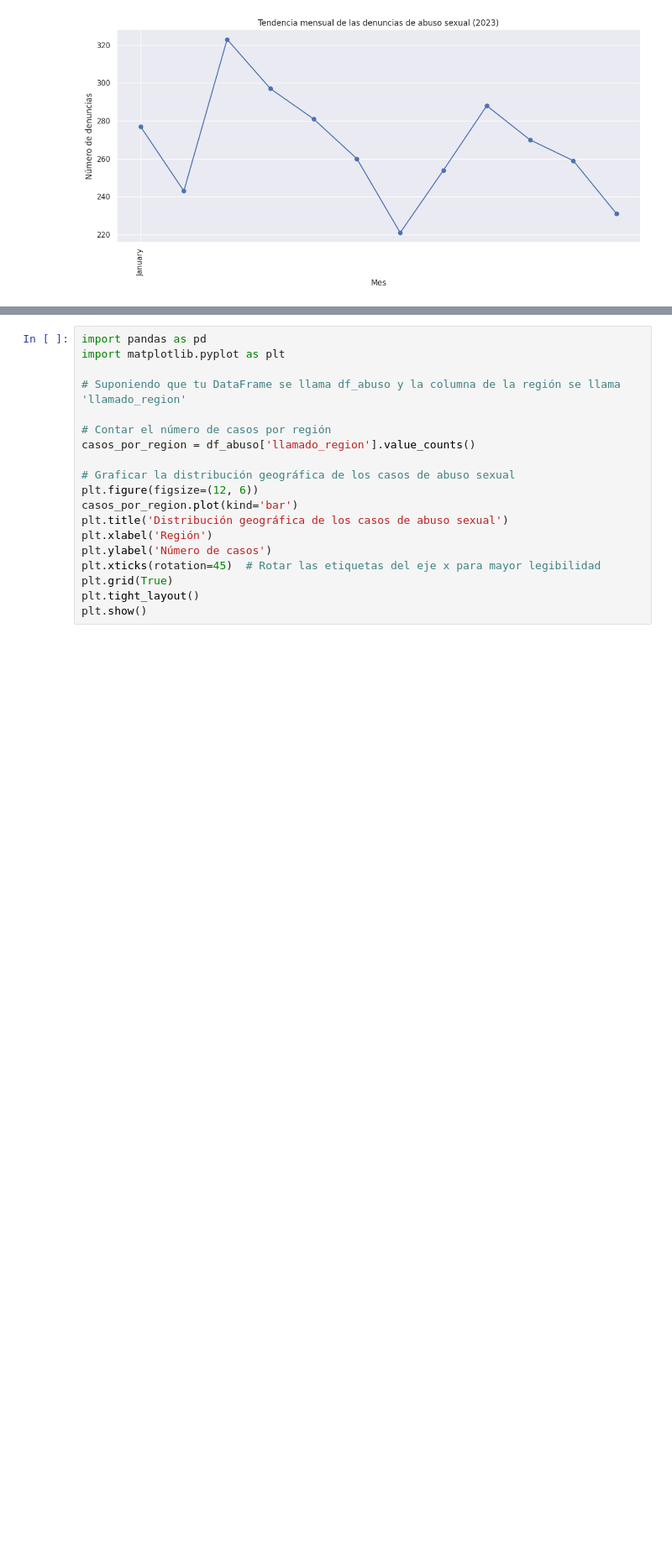
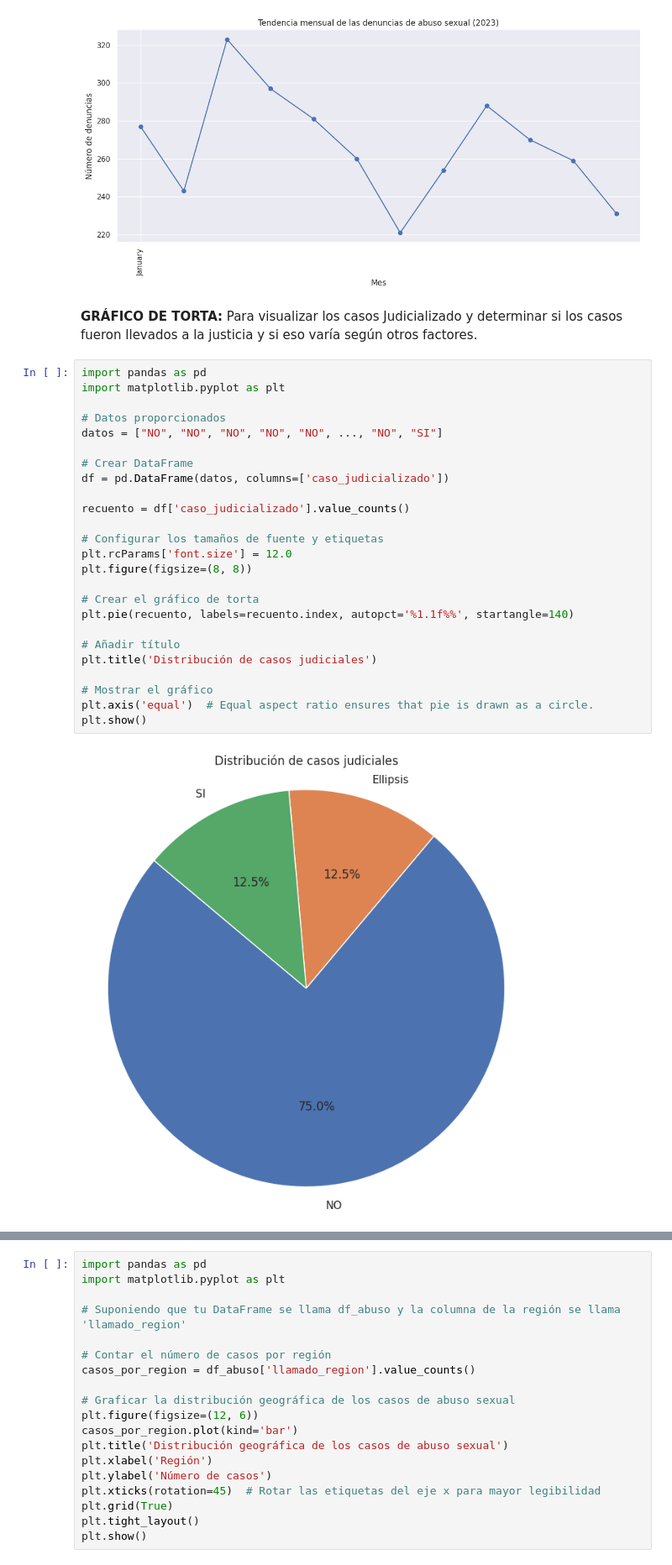
Before and after one commit to originarsemkt/DATA-SCIENCE, a Jupyter notebook: Primera_entrega.ipynb, the cells around one changed output, grey strips where cells are left out. Shown at 84% size. Cells and saved outputs as stored; diff of their text form; blank space fills up the shorter version.

```diff
--- a/Primera_entrega.ipynb
+++ b/Primera_entrega.ipynb
@@ -308,3 +339,32 @@ plt.tight_layout()
 plt.show()
 # %% [output]
 [figure]
+# %% [markdown]
+**GRÁFICO DE TORTA:** Para visualizar los casos Judicializado y determinar si los casos fueron llevados a la justicia y si eso varía según otros factores.
+# %%
+import pandas as pd
+import matplotlib.pyplot as plt
+
+# Datos proporcionados
+datos = ["NO", "NO", "NO", "NO", "NO", ..., "NO", "SI"]
+
+# Crear DataFrame
+df = pd.DataFrame(datos, columns=['caso_judicializado'])
+
+recuento = df['caso_judicializado'].value_counts()
+
+# Configurar los tamaños de fuente y etiquetas
+plt.rcParams['font.size'] = 12.0
+plt.figure(figsize=(8, 8))
+
+# Crear el gráfico de torta
+plt.pie(recuento, labels=recuento.index, autopct='%1.1f%%', startangle=140)
+
+# Añadir título
+plt.title('Distribución de casos judiciales')
+
+# Mostrar el gráfico
+plt.axis('equal')  # Equal aspect ratio ensures that pie is drawn as a circle.
+plt.show()
+# %% [output]
+[figure, added]
```
Also changed, not shown: parts of 9 cells of this notebook.
